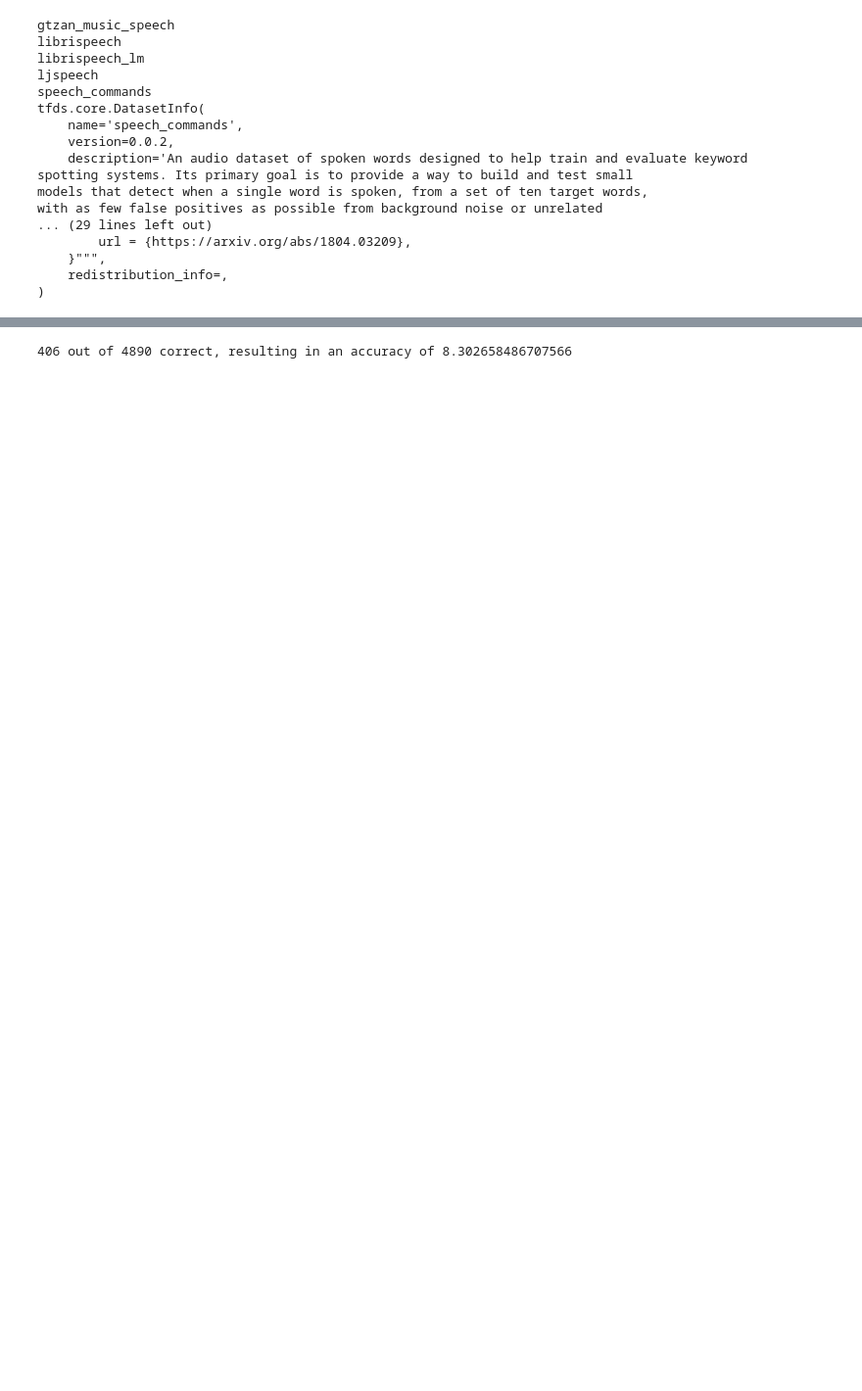
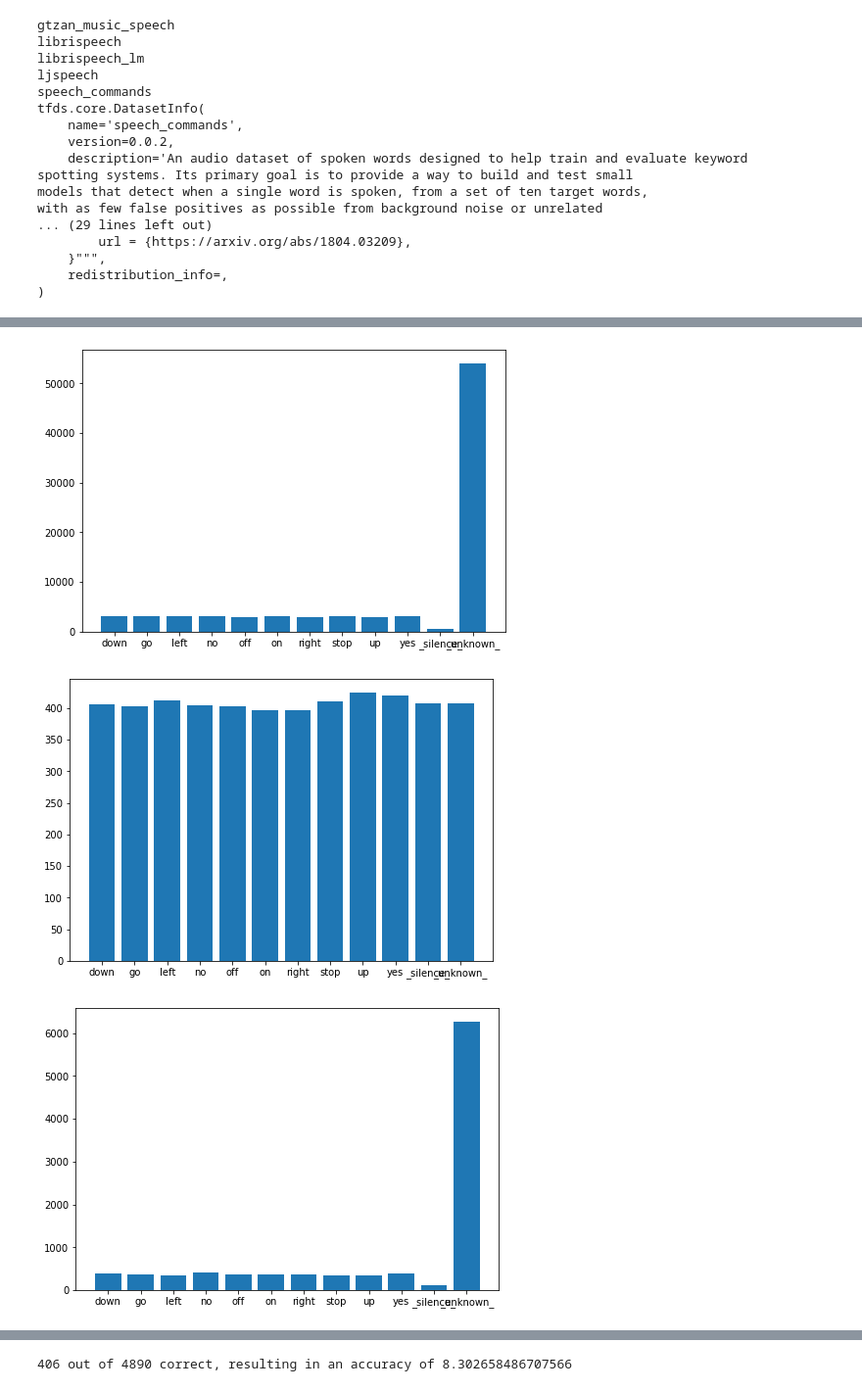
Before and after one commit to Mxgra/Deep-Keyword-Recognition-on-Edge, a Jupyter notebook: Keyword Recognition.ipynb, the cells around one changed output, grey strips where cells are left out. Shown at 98% size. Drawn from its saved outputs; the diff is of its cells as text; code cells hidden in the pictures; blank space fills up the shorter version.

Commit message:
Code refactor, added testing notebook for testing purposes, plots of data, model inference

```diff
--- a/Keyword Recognition.ipynb
+++ b/Keyword Recognition.ipynb
@@ -298,7 +88,0 @@ for i, dic in enumerate(train_dataset):
-# %%
-y = 0
-for i,x in enumerate(tfds.as_numpy(data['test'])):
-
-    y = i
-
-y
@@ -380,0 +129,41 @@ print("{} out of {} correct, resulting in an accuracy of {}".format(correct, tot
+# %%
+def count_ents(dataset):
+    """Counts entities of a given dataset, returns them as dict(labels, count)"""
+    result = {}
+    for thing in dataset:
+        label = thing[1].numpy()
+        #print(label)
+        #break
+        if(label in result):
+            result[label] += 1
+        else:
+            result[label] = 1
+    return result
+
+def make_plot(entity_count_dict, label_list):
+    """Converts a dict of entity counts to a list, then plots them with the corresponded labels"""
+    fig = plt.figure()
+    ax = fig.add_axes([0,0,1,1])
+    # make a distribution
+    dist = [entity_count_dict[x] for x in range(len(label_list))]
+    ax.bar(label_list, dist)
+    plt.show
+# %%
+#!pip install matplotlib
+import matplotlib.pyplot as plt
+
+"""Get the distributions of commands as a dictionary"""
+train_dist = count_ents(train_set)
+test_dist = count_ents(test_set)
+validation_dist = count_ents(validation_set)
+
+langs = ['down', 'go', 'left', 'no', 'off', 'on', 'right', 'stop', 'up', 'yes', '_silence_', '_unknown_']
+
+"""Plot the data"""
+make_plot(train_dist, langs)
+make_plot(test_dist, langs)
+make_plot(validation_dist, langs)
+# %% [output]
+[figure, added]
+[figure, added]
+[figure, added]
```
Also changed, not shown: parts of 42 cells of this notebook, 1 other file.
